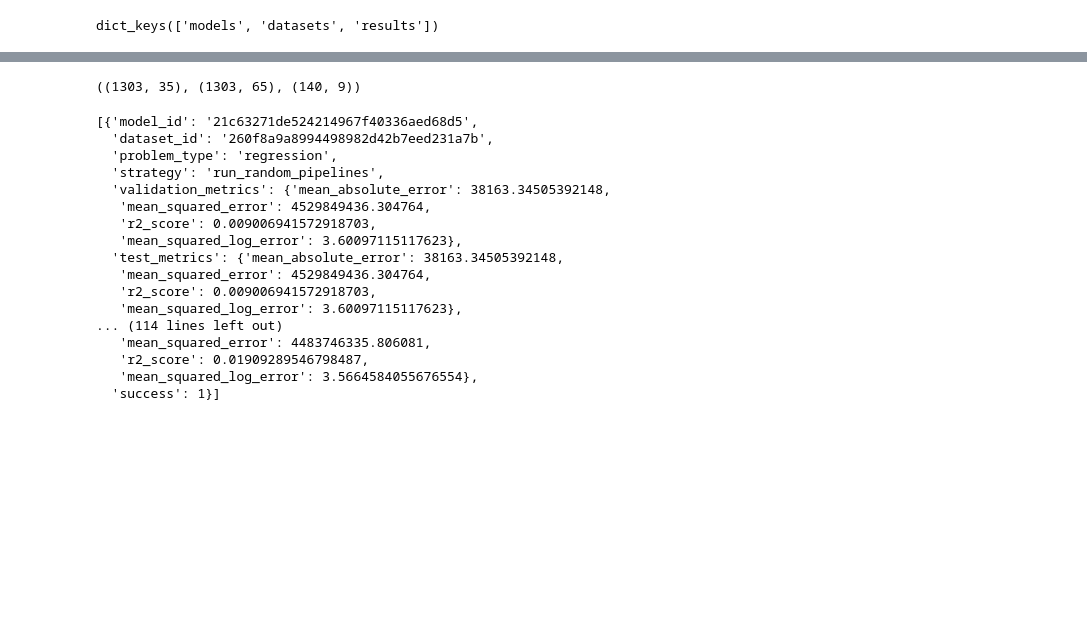
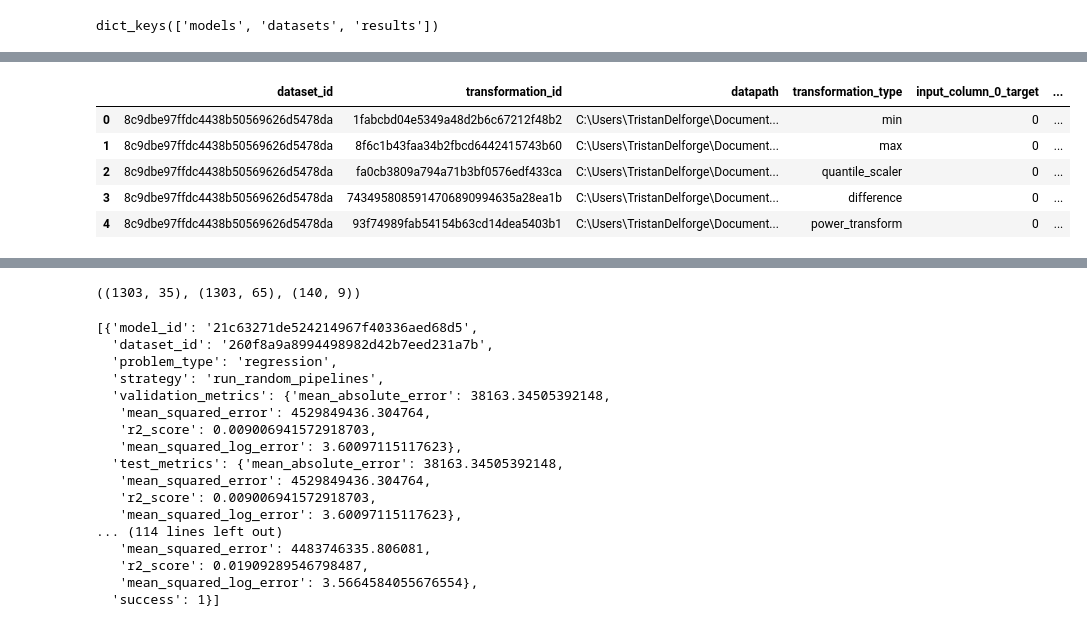
Before and after one commit to tristan00/auto_ml, a Jupyter notebook: metamodel.ipynb, the cells around one changed output, grey strips where cells are left out. Drawn from its saved outputs; the diff is of its cells as text; code cells hidden in the pictures; blank space fills up the shorter version.

```diff
--- a/metamodel.ipynb
+++ b/metamodel.ipynb
@@ -42,0 +68,9 @@ dict_keys(['models', 'datasets', 'results'])
+# %%
+datasets_df.head()
+# %% [output]
+|  | dataset_id | transformation_id | datapath | transformation_type | input_column_0_target | ... |
+| 0 | 8c9dbe97ffdc4438b50569626d5478da | 1fabcbd04e5349a48d2b6c67212f48b2 | C:\Users\TristanDelforge\Document... | min | 0 | ... |
+| 1 | 8c9dbe97ffdc4438b50569626d5478da | 8f6c1b43faa34b2fbcd6442415743b60 | C:\Users\TristanDelforge\Document... | max | 0 | ... |
+| 2 | 8c9dbe97ffdc4438b50569626d5478da | fa0cb3809a794a71b3bf0576edf433ca | C:\Users\TristanDelforge\Document... | quantile_scaler | 0 | ... |
+| 3 | 8c9dbe97ffdc4438b50569626d5478da | 7434958085914706890994635a28ea1b | C:\Users\TristanDelforge\Document... | difference | 0 | ... |
+| 4 | 8c9dbe97ffdc4438b50569626d5478da | 93f74989fab54154b63cd14dea5403b1 | C:\Users\TristanDelforge\Document... | power_transform | 0 | ... |
```
Also changed, not shown: parts of 12 cells of this notebook, 3 other files.
